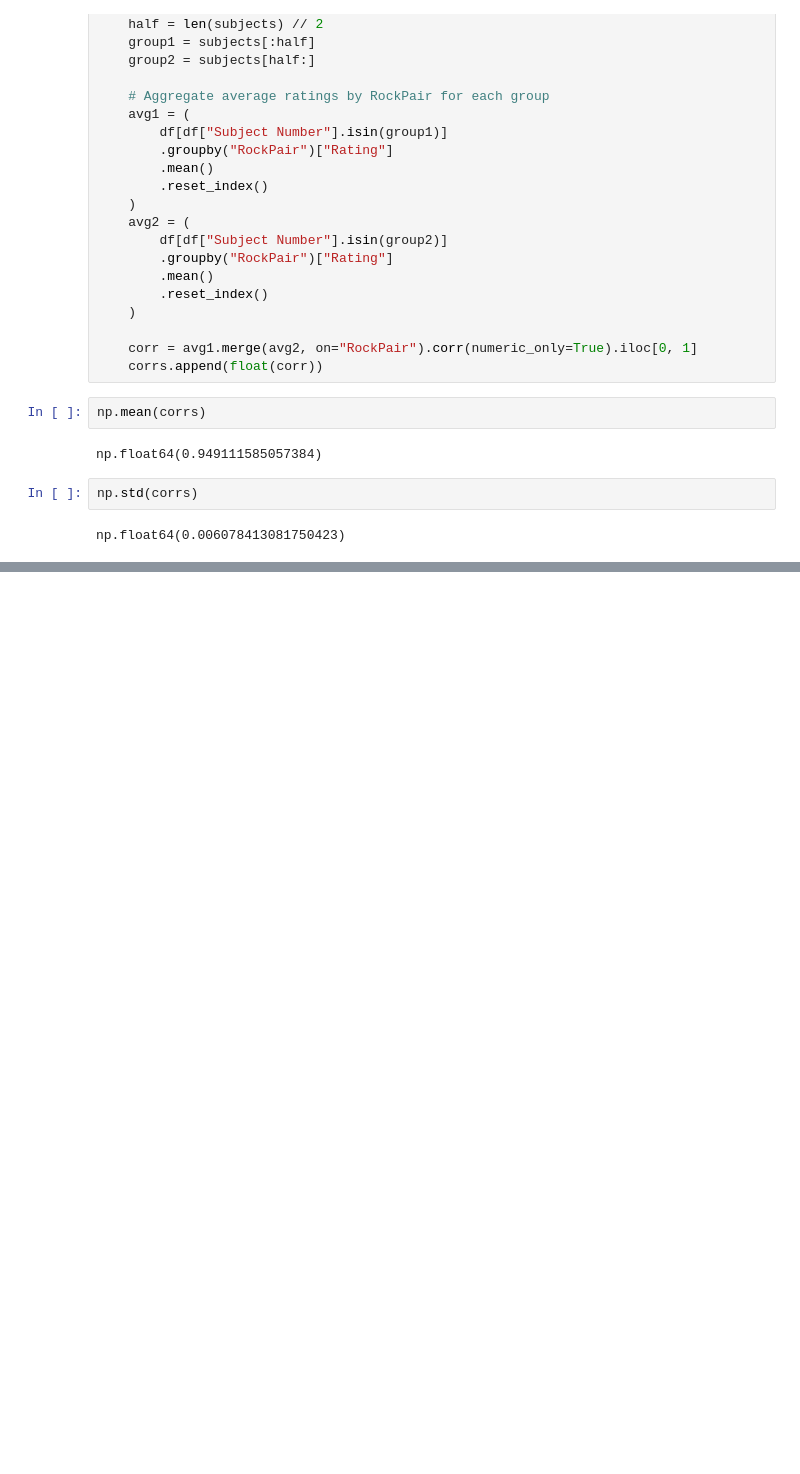
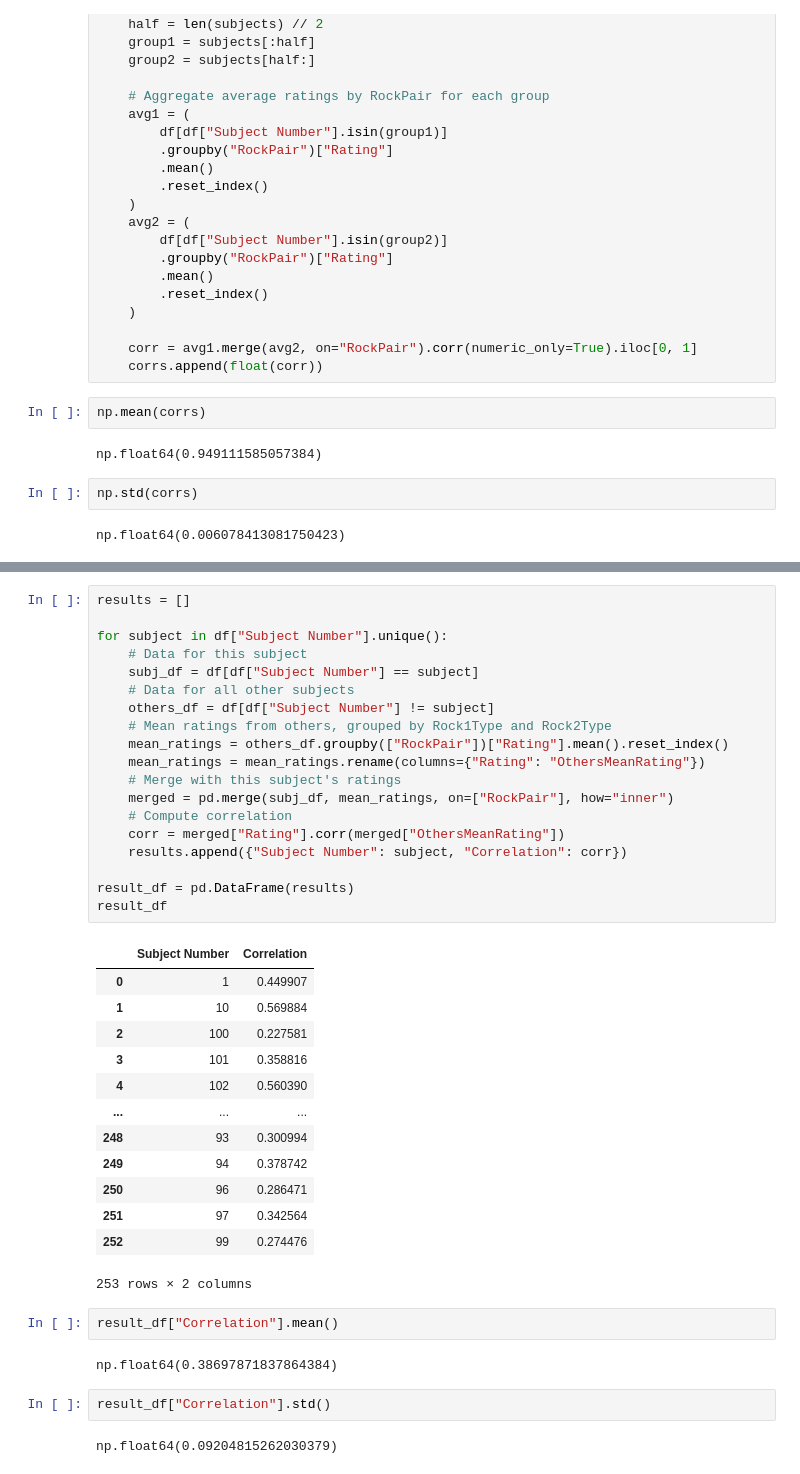
Before and after one commit to b-dickson/ChatGPT-Categorization, a Jupyter notebook: reliability.ipynb, the cells around one changed output, grey strips where cells are left out. Drawn from its saved outputs; the diff is of its cells as text; blank space fills up the shorter version.

```diff
--- a/reliability.ipynb
+++ b/reliability.ipynb
@@ -145,0 +211,41 @@ np.float64(0.006078413081750423)
+# %%
+results = []
+
+for subject in df["Subject Number"].unique():
+    # Data for this subject
+    subj_df = df[df["Subject Number"] == subject]
+    # Data for all other subjects
+    others_df = df[df["Subject Number"] != subject]
+    # Mean ratings from others, grouped by Rock1Type and Rock2Type
+    mean_ratings = others_df.groupby(["RockPair"])["Rating"].mean().reset_index()
+    mean_ratings = mean_ratings.rename(columns={"Rating": "OthersMeanRating"})
+    # Merge with this subject's ratings
+    merged = pd.merge(subj_df, mean_ratings, on=["RockPair"], how="inner")
+    # Compute correlation
+    corr = merged["Rating"].corr(merged["OthersMeanRating"])
+    results.append({"Subject Number": subject, "Correlation": corr})
+
+result_df = pd.DataFrame(results)
+result_df
+# %% [output]
+|  | Subject Number | Correlation |
+| 0 | 1 | 0.449907 |
+| 1 | 10 | 0.569884 |
+| 2 | 100 | 0.227581 |
+| 3 | 101 | 0.358816 |
+| 4 | 102 | 0.560390 |
+| ... | ... | ... |
+| 248 | 93 | 0.300994 |
+| 249 | 94 | 0.378742 |
+| 250 | 96 | 0.286471 |
+| 251 | 97 | 0.342564 |
+| 252 | 99 | 0.274476 |
+253 rows × 2 columns
+# %%
+result_df["Correlation"].mean()
+# %% [output]
+np.float64(0.38697871837864384)
+# %%
+result_df["Correlation"].std()
+# %% [output]
+np.float64(0.09204815262030379)
```
Also changed, not shown: parts of 9 cells of this notebook.
